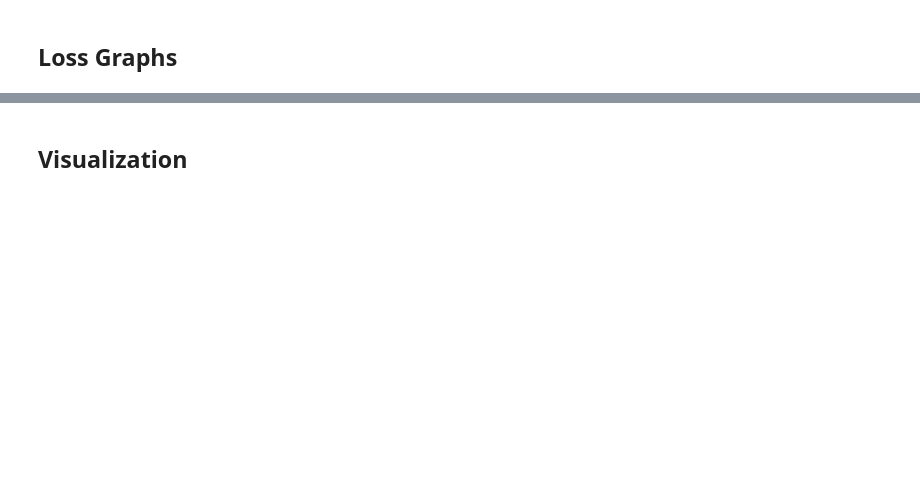
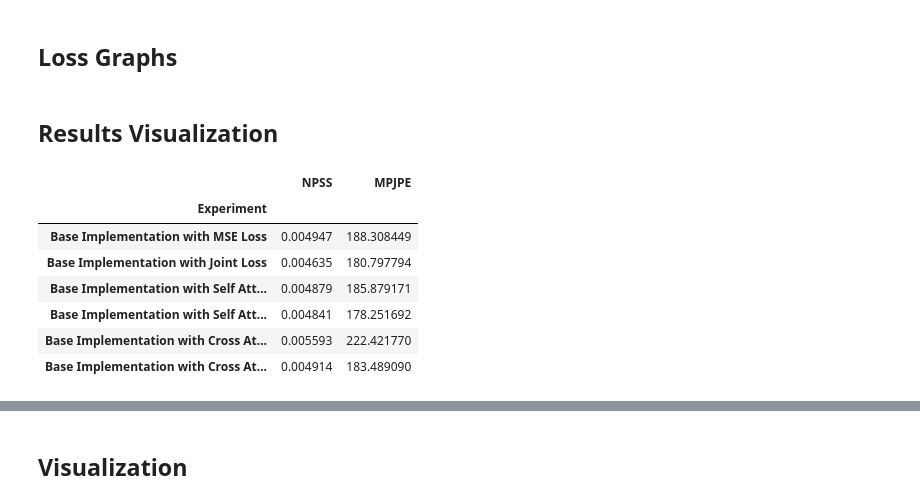
Before and after one commit to IbramMedhat/Human-Motion-Synthesis, a Jupyter notebook: GlocalNet_full_implmentation.ipynb, the cells around one changed output, grey strips where cells are left out. Saved outputs shown, nothing was run; the diff lists cells and outputs as text; code cells hidden in the pictures; blank space fills up the shorter version.

Commit message:
Saving Results Functions and New Experiments

```diff
--- a/GlocalNet_full_implmentation.ipynb
+++ b/GlocalNet_full_implmentation.ipynb
@@ -1087,4 +1264,4 @@ print('Model 6:\nNPSS: {}\nMPJPE: {}'.format(glocal_model6_npss, glocal_model6_m
 ##### Experimentations with Self Attention Mechanism and MSE Loss
 # %%
 history_model7, glocal_model7 = run_experiment(preprocessed_downsampled_dataX_movable, preprocessed_downsampled_dataY_movable, batch_size=20, dropout=0.0, epochs=50, interpolate_frames=2,
-                                               use_mse=True, output_diminsion=34, validation_split=0.2, self_attention = True, metrics=[tf.keras.losses.mean_absolute_percentage_error])
+                                               use_mse=True, output_diminsion=34, validation_split=0.0, self_attention = True, metrics=[tf.keras.losses.mean_absolute_percentage_error])
@@ -1098,4 +1298,4 @@ print('Model 7:\nNPSS: {}\nMPJPE: {}'.format(glocal_model7_npss, glocal_model7_m
 ##### Experimentations with Self Attention Mechanism and Joint Loss
 # %%
 history_model8, glocal_model8 = run_experiment(preprocessed_downsampled_dataX_movable, preprocessed_downsampled_dataY_movable, batch_size=20, interpolate_frames=2,
-                                                 dropout=0.0, epochs=50, output_diminsion=34, validation_split=0.2, self_attention = True, metrics=[tf.keras.losses.mean_absolute_percentage_error])
+                                                 dropout=0.0, epochs=50, output_diminsion=34, validation_split=0.0, self_attention = True, metrics=[tf.keras.losses.mean_absolute_percentage_error])
@@ -1120,4 +1366,4 @@ print('Model 9:\nNPSS: {}\nMPJPE: {}'.format(glocal_model9_npss, glocal_model9_m
 ##### Experimentations with Cross Attention Mechanism and Joint Loss
 # %%
 history_model10, glocal_model10 = run_experiment(preprocessed_downsampled_dataX_movable, preprocessed_downsampled_dataY_movable, batch_size=20, dropout=0.0, epochs=50, interpolate_frames=2,
-                                                 output_diminsion=34, validation_split=0.2, cross_attention = True, metrics=[tf.keras.losses.mean_absolute_percentage_error])
+                                                 output_diminsion=34, validation_split=0.0, cross_attention = True, metrics=[tf.keras.losses.mean_absolute_percentage_error])
@@ -1146,3 +1506,5 @@ plt.ylabel('MSE Loss')
 plt.legend()
 
 plt.show()
+# %% [markdown]
+## Results Visualization
@@ -1148,0 +1520,19 @@ plt.show()
+# %%
+experiment = ['Base Implementation with MSE Loss','Base Implementation with Joint Loss','Base Implementation with Self Attention and MSE Loss',
+              'Base Implementation with Self Attention and Joint Loss','Base Implementation with Cross Attention and MSE Loss',
+              'Base Implementation with Cross Attention and Joint Loss']
+npss_values_lt = [glocal_model1_npss, glocal_model2_npss, glocal_model7_npss, glocal_model8_npss, glocal_model9_npss, glocal_model10_npss]
+mpjpe_values_lt = [glocal_model1_mpjpe, glocal_model2_mpjpe, glocal_model7_mpjpe, glocal_model8_mpjpe, glocal_model9_mpjpe, glocal_model10_mpjpe]
+
+metric_lt_df = pd.DataFrame(list(zip(experiment, npss_values_lt, mpjpe_values_lt)), columns=['Experiment', 'NPSS', 'MPJPE'])
+metric_lt_df = metric_lt_df.set_index('Experiment')
+metric_lt_df
+# %% [output]
+|  | NPSS | MPJPE |
+| Experiment |  |  |
+| Base Implementation with MSE Loss | 0.004947 | 188.308449 |
+| Base Implementation with Joint Loss | 0.004635 | 180.797794 |
+| Base Implementation with Self Att... | 0.004879 | 185.879171 |
+| Base Implementation with Self Att... | 0.004841 | 178.251692 |
+| Base Implementation with Cross At... | 0.005593 | 222.421770 |
+| Base Implementation with Cross At... | 0.004914 | 183.489090 |
```
Also changed, not shown: parts of 58 cells of this notebook, 38 other files.
